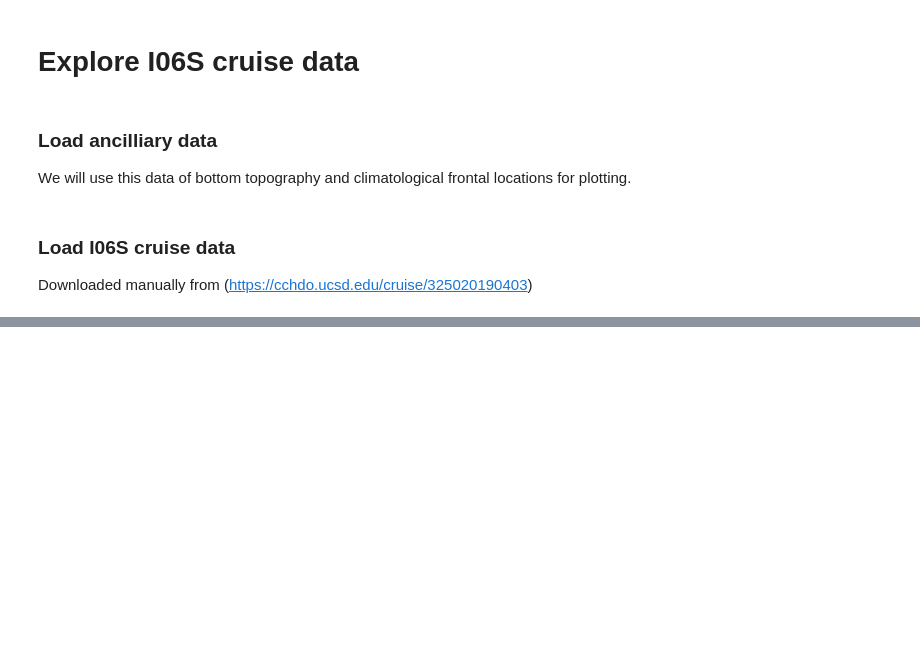
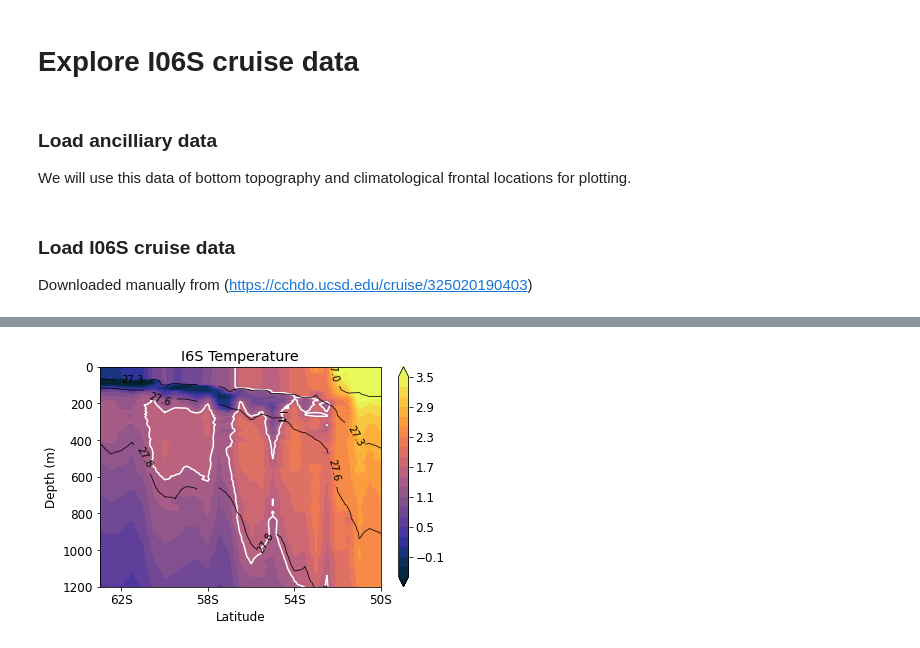
Before and after one commit to dhruvbalwada/sogos, a Jupyter notebook: notebooks/0.0_db_I06S_cruise_data.ipynb, the cells around one changed output, grey strips where cells are left out. Saved outputs shown, nothing was run; the diff lists cells and outputs as text; code cells hidden in the pictures; blank space fills up the shorter version.

```diff
--- a/notebooks/0.0_db_I06S_cruise_data.ipynb
+++ b/notebooks/0.0_db_I06S_cruise_data.ipynb
@@ -626,0 +426,47 @@ plt.savefig('despiked_backscatter.pdf')
+# %%
+
+casts = slice(18,45)
+pres = slice(0,1200)
+
+
+plt.contourf(cruise_ds_int.lat.isel(cast_num=casts),
+             cruise_ds_int.pressure.sel(pressure=pres),
+             cruise_ds_int.temperature.isel(cast_num=casts).sel(pressure=pres).T, # the division factor is for unit conversion
+             levels=np.linspace(-0.5, 3.5,21),
+            extend='both', cmap=cmocean.cm.thermal)
+plt.gca().invert_yaxis()
+cbar = plt.colorbar()#ticks = np.array([4.5, 5, 5.5, 6, 6.5])*1e-4)
+cbar.formatter.set_powerlimits((0, 0))
+#cbar.ax.set_yticklabels([4.5, 5, 5.5, 6, 6.5])
+#cbar.ax.set_ylabel(r'$b_{bp}700 nm (10^{4}/m)$')
+#plt.xticks([-56, -54, -52, -50], labels=['56S', '54S', '52S', '50S'])
+plt.xticks([-62, -58, -54, -50, -46], labels=['62S', '58S', '54S', '50S', '46S'])
+
+plt.contour(cruise_ds_int.lat.isel(cast_num=casts),
+             cruise_ds_int.pressure.sel(pressure=pres),
+             cruise_ds_int.temperature.isel(cast_num=casts).sel(pressure=pres).T, # the division factor is for unit conversion
+             levels=[1.5],
+             colors = 'w')
+
+CS = plt.contour(cruise_ds_int.lat.isel(cast_num=casts),
+            cruise_ds_int.pressure.sel(pressure=pres),
+            cruise_ds_int.sigma0.isel(cast_num=casts).sel(pressure=pres).T,
+                levels=[27, 27.3, 27.6, 27.8], colors='k',
+               linewidths=0.75)
+
+class nf(float):
+    def __repr__(self):
+        s = f'{self:.1f}'
+        return f'{self:.0f}' if s[-1] == '0' else s
+CS.levels = [str(nf(val)) for val in CS.levels]
+plt.clabel(CS, CS.levels, inline=True,   fontsize=10)
+
+#plt.ylim(2000,0)
+plt.xlim(-63,-50)
+plt.xlabel('Latitude')
+plt.ylabel('Depth (m)')
+plt.tight_layout()
+plt.title('I6S Temperature')
+plt.savefig('I6S_Temp.pdf')
+# %% [output]
+[figure, added]
```
Also changed, not shown: parts of 62 cells of this notebook, 29 other files.
